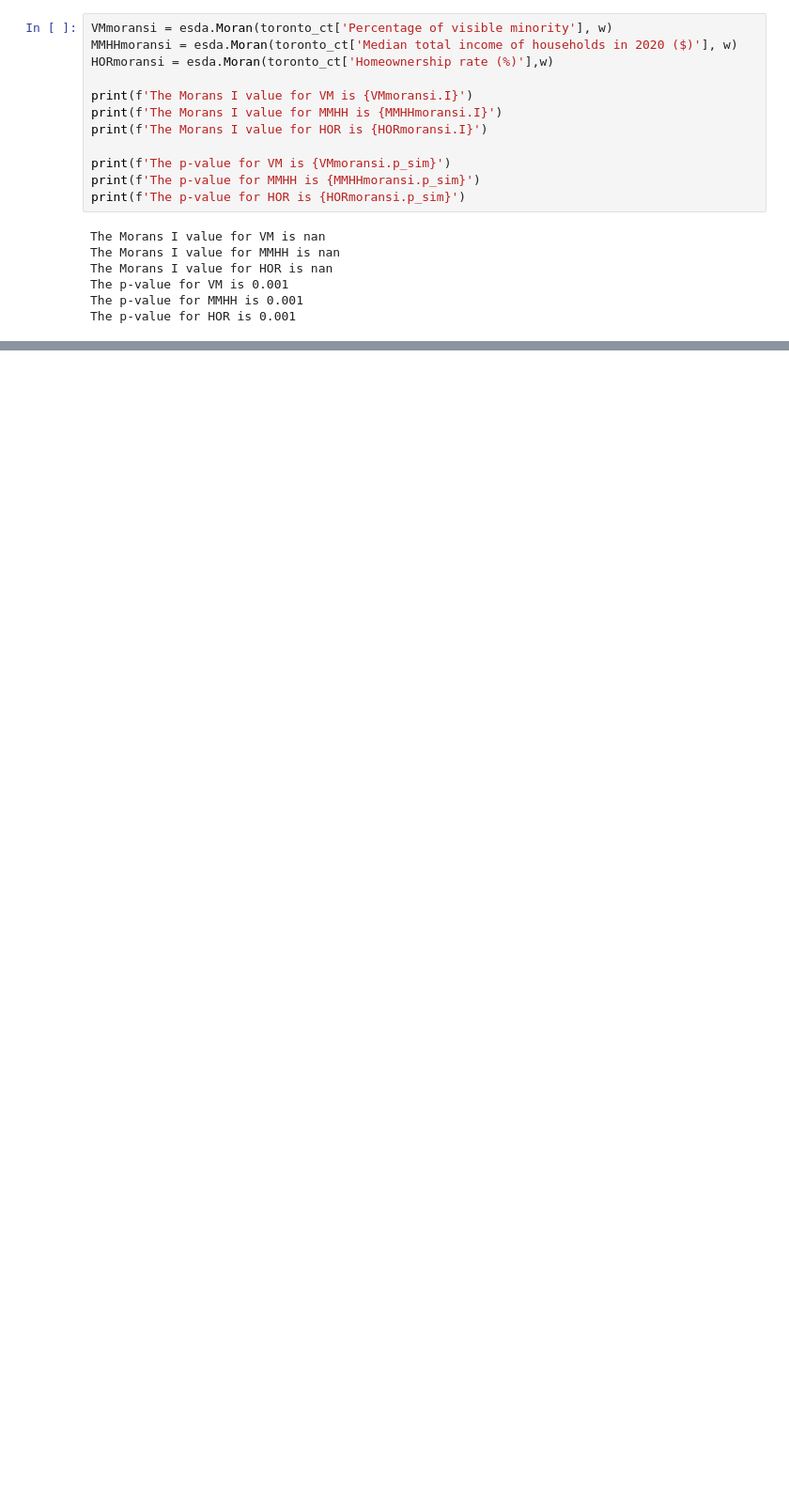
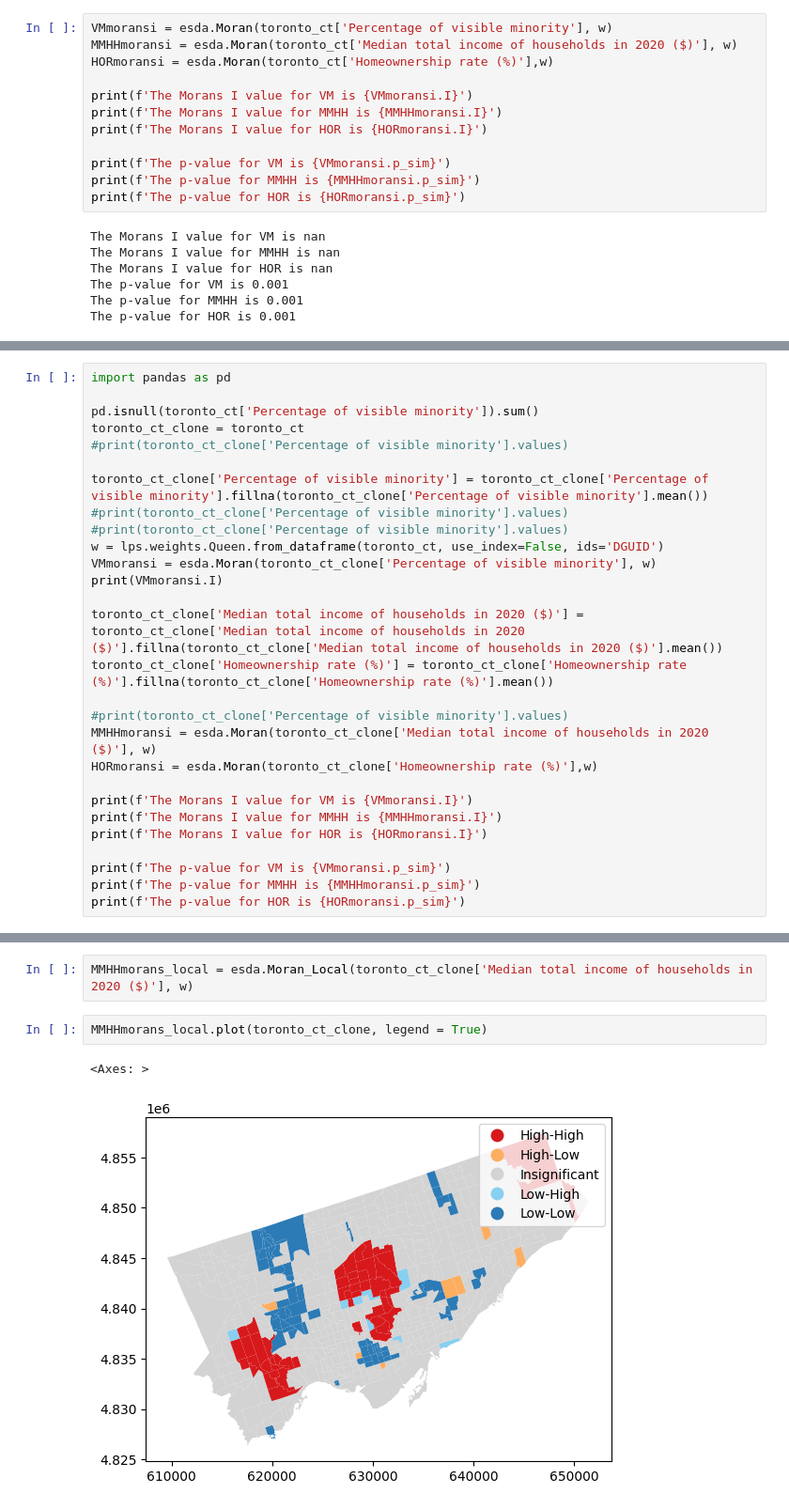
Before and after one commit to polina-gorn/GGR375-Group-Project, a Jupyter notebook: CT_data_map.ipynb, the cells around one changed output, grey strips where cells are left out. Shown at 94% size. Saved outputs shown, nothing was run; the diff lists cells and outputs as text; blank space fills up the shorter version.

```diff
--- a/CT_data_map.ipynb
+++ b/CT_data_map.ipynb
@@ -196,0 +222,28 @@ The p-value for HOR is 0.001
+# %%
+import pandas as pd
+
+pd.isnull(toronto_ct['Percentage of visible minority']).sum()
+toronto_ct_clone = toronto_ct
+#print(toronto_ct_clone['Percentage of visible minority'].values)
+
+toronto_ct_clone['Percentage of visible minority'] = toronto_ct_clone['Percentage of visible minority'].fillna(toronto_ct_clone['Percentage of visible minority'].mean())
+#print(toronto_ct_clone['Percentage of visible minority'].values)
+#print(toronto_ct_clone['Percentage of visible minority'].values)
+w = lps.weights.Queen.from_dataframe(toronto_ct, use_index=False, ids='DGUID')
+VMmoransi = esda.Moran(toronto_ct_clone['Percentage of visible minority'], w)
+print(VMmoransi.I)
+
+toronto_ct_clone['Median total income of households in 2020 ($)'] = toronto_ct_clone['Median total income of households in 2020 ($)'].fillna(toronto_ct_clone['Median total income of households in 2020 ($)'].mean())
+toronto_ct_clone['Homeownership rate (%)'] = toronto_ct_clone['Homeownership rate (%)'].fillna(toronto_ct_clone['Homeownership rate (%)'].mean())
+
+#print(toronto_ct_clone['Percentage of visible minority'].values)
+MMHHmoransi = esda.Moran(toronto_ct_clone['Median total income of households in 2020 ($)'], w)
+HORmoransi = esda.Moran(toronto_ct_clone['Homeownership rate (%)'],w)
+
+print(f'The Morans I value for VM is {VMmoransi.I}')
+print(f'The Morans I value for MMHH is {MMHHmoransi.I}')
+print(f'The Morans I value for HOR is {HORmoransi.I}')
+
+print(f'The p-value for VM is {VMmoransi.p_sim}')
+print(f'The p-value for MMHH is {MMHHmoransi.p_sim}')
+print(f'The p-value for HOR is {HORmoransi.p_sim}')
@@ -196,0 +258,7 @@ The p-value for HOR is 0.001
+# %%
+MMHHmorans_local = esda.Moran_Local(toronto_ct_clone['Median total income of households in 2020 ($)'], w)
+# %%
+MMHHmorans_local.plot(toronto_ct_clone, legend = True)
+# %% [output]
+<Axes: >
+[figure, added]
```
Also changed, not shown: parts of 8 cells of this notebook.
